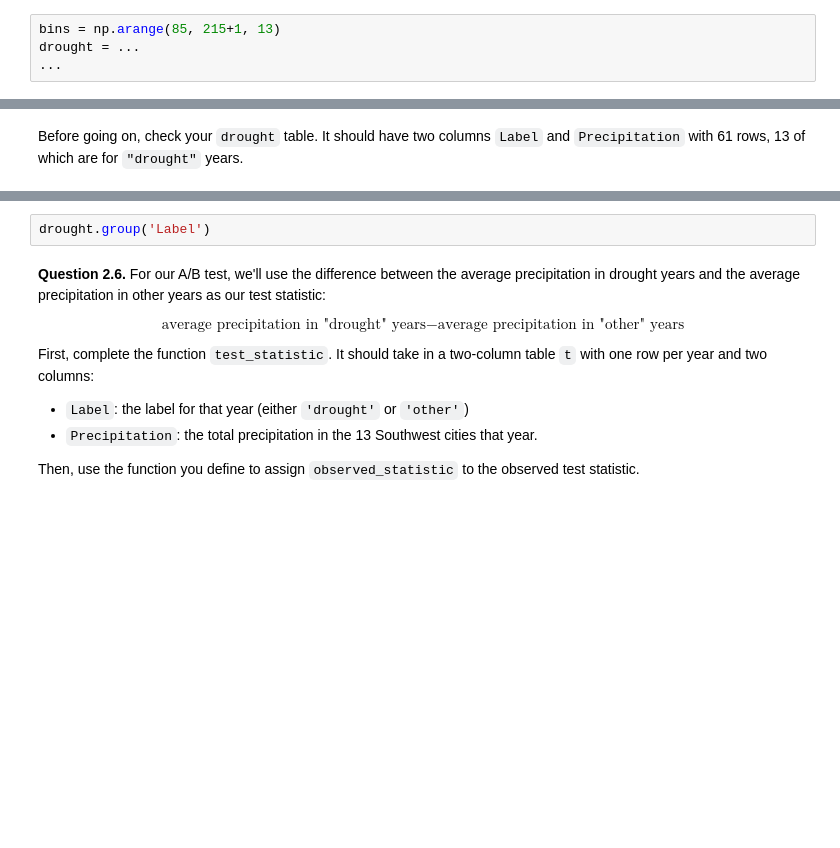
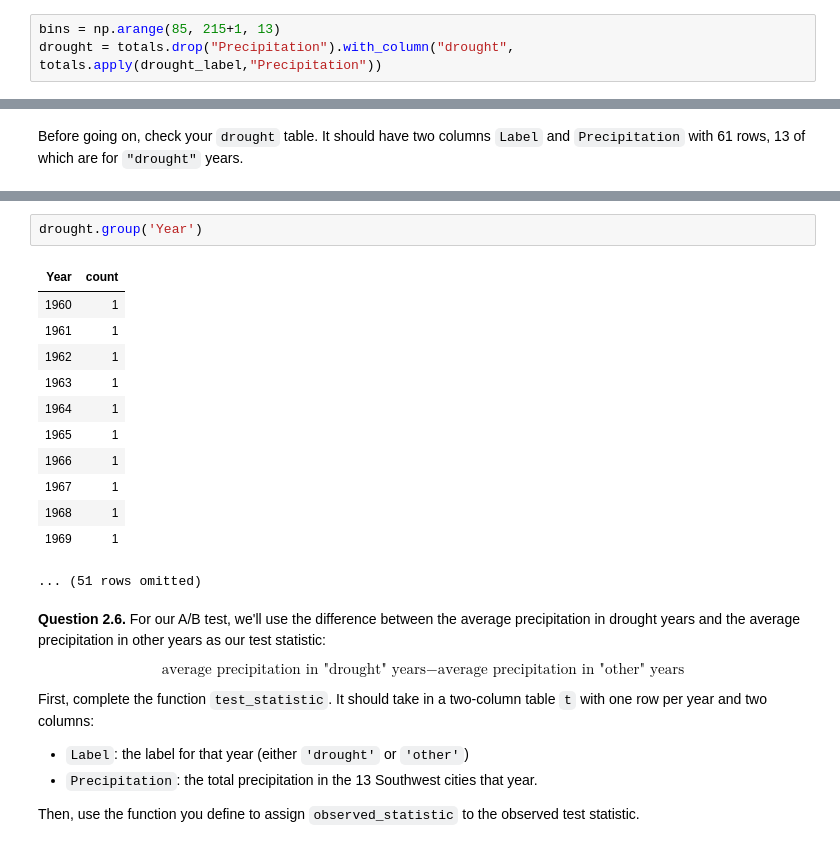
Before and after one commit to Jadenwill172/Intro-to-Data-Analytics, a Jupyter notebook: project2/project2.ipynb, the cells around one changed output, grey strips where cells are left out. Cells and saved outputs as stored; diff of their text form; blank space fills up the shorter version.

```diff
--- a/project2/project2.ipynb
+++ b/project2/project2.ipynb
@@ -515,8 +537,7 @@ Then, construct an overlaid histogram of two observed distributions: the total p
 *Hint*: The optional `group` argument in a certain function might be helpful!
 # %%
 bins = np.arange(85, 215+1, 13)
-drought = ...
-...
+drought = totals.drop("Precipitation").with_column("drought", totals.apply(drought_label,"Precipitation"))
 # %% [markdown]
 <!-- END QUESTION -->
 
@@ -551,5 +580,18 @@ drought.show(3)
 # %%
-drought.group('Label')
+drought.group('Year')
+# %% [output]
+| Year | count |
+| 1960 | 1 |
+| 1961 | 1 |
+| 1962 | 1 |
+| 1963 | 1 |
+| 1964 | 1 |
+| 1965 | 1 |
+| 1966 | 1 |
+| 1967 | 1 |
+| 1968 | 1 |
+| 1969 | 1 |
+... (51 rows omitted)
 # %% [markdown]
 **Question 2.6.** For our A/B test, we'll use the difference between the average precipitation in drought years and the average precipitation in other years as our test statistic:
 
```
Also changed, not shown: parts of 18 cells of this notebook, 1 other file.
